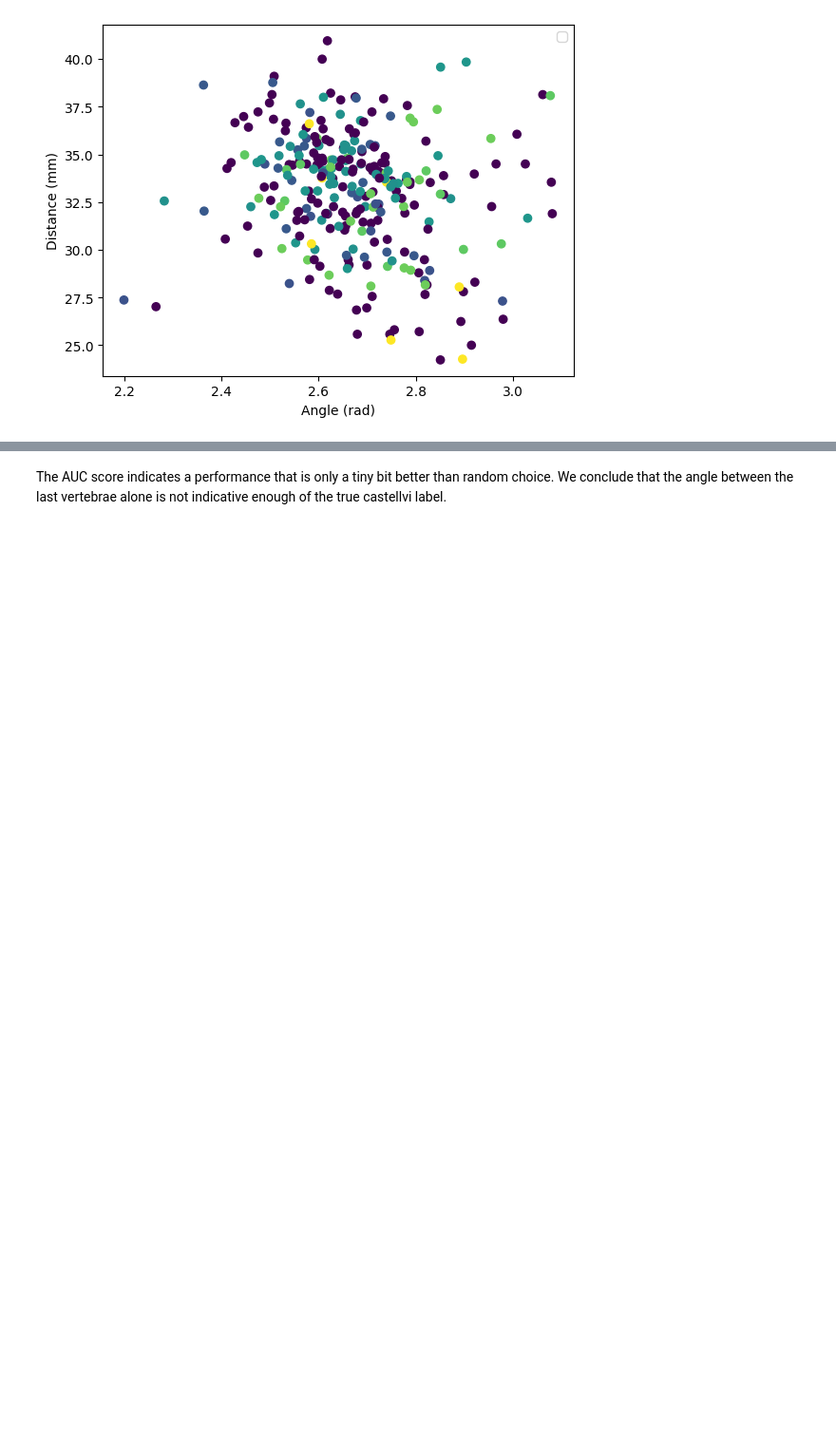
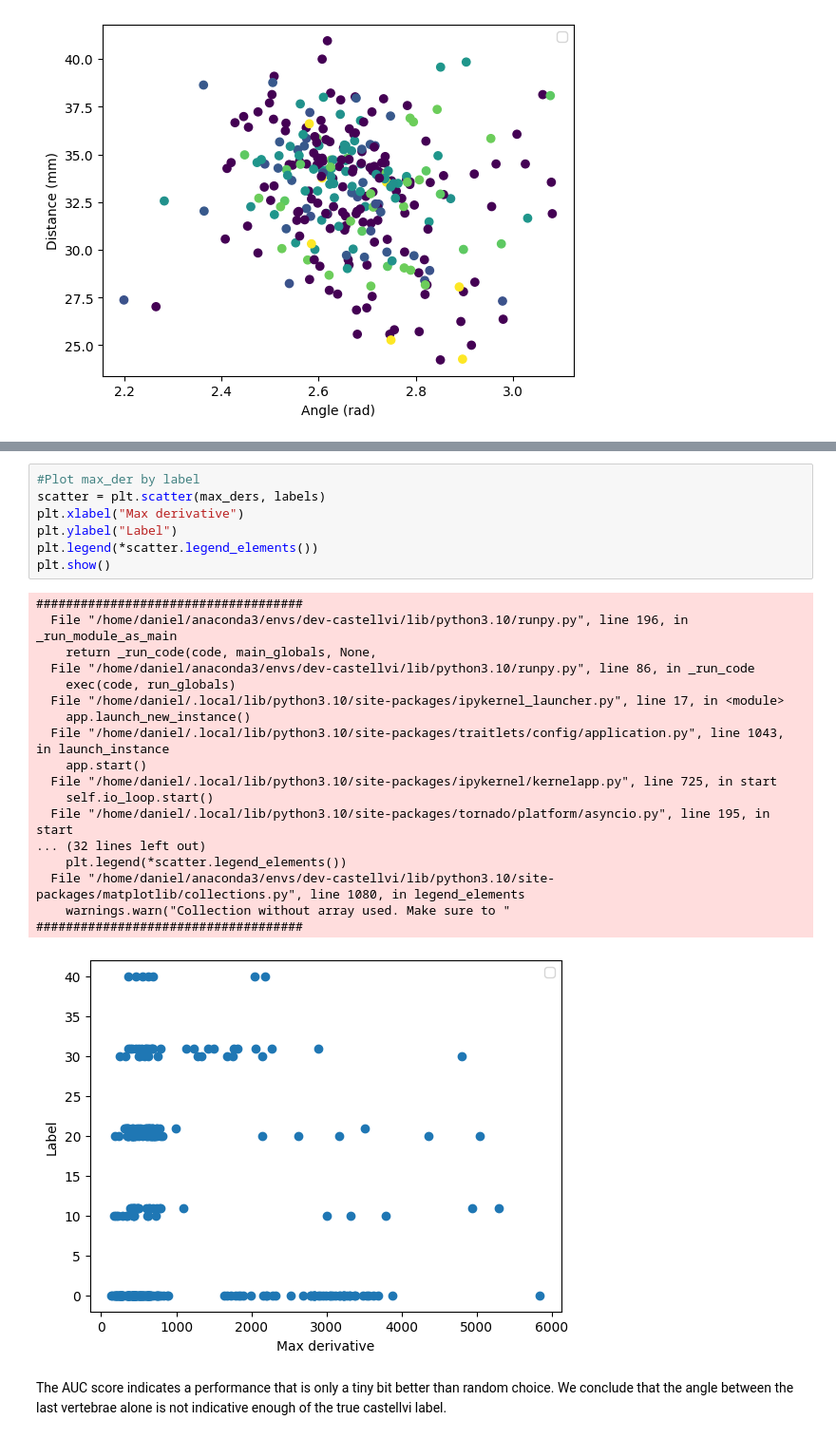
Before and after one commit to ardamamur/3D-Castellvi-Prediction, a Jupyter notebook: notebooks/spine_angles.ipynb, the cells around one changed output, grey strips where cells are left out. Shown at 95% size. Saved outputs shown, nothing was run; the diff lists cells and outputs as text; blank space fills up the shorter version.

```diff
--- a/notebooks/spine_angles.ipynb
+++ b/notebooks/spine_angles.ipynb
@@ -246,2 +247,28 @@ Average precision score:  0.5197368421052632
+# %%
+#Plot max_der by label
+scatter = plt.scatter(max_ders, labels)
+plt.xlabel("Max derivative")
+plt.ylabel("Label")
+plt.legend(*scatter.legend_elements())
+plt.show()
+# %% [output]
+####################################
+  File "/home/daniel/anaconda3/envs/dev-castellvi/lib/python3.10/runpy.py", line 196, in _run_module_as_main
+    return _run_code(code, main_globals, None,
+  File "/home/daniel/anaconda3/envs/dev-castellvi/lib/python3.10/runpy.py", line 86, in _run_code
+    exec(code, run_globals)
+  File "/home/daniel/.local/lib/python3.10/site-packages/ipykernel_launcher.py", line 17, in <module>
+    app.launch_new_instance()
+  File "/home/daniel/.local/lib/python3.10/site-packages/traitlets/config/application.py", line 1043, in launch_instance
+    app.start()
+  File "/home/daniel/.local/lib/python3.10/site-packages/ipykernel/kernelapp.py", line 725, in start
+    self.io_loop.start()
+  File "/home/daniel/.local/lib/python3.10/site-packages/tornado/platform/asyncio.py", line 195, in start
+... (32 lines left out)
+    plt.legend(*scatter.legend_elements())
+  File "/home/daniel/anaconda3/envs/dev-castellvi/lib/python3.10/site-packages/matplotlib/collections.py", line 1080, in legend_elements
+    warnings.warn("Collection without array used. Make sure to "
+####################################
+[figure, added]
 # %% [markdown]
 The AUC score indicates a performance that is only a tiny bit better than random choice. We conclude that the angle between the last vertebrae alone is not indicative enough of the true castellvi label.
```
Also changed, not shown: parts of 11 cells of this notebook.
